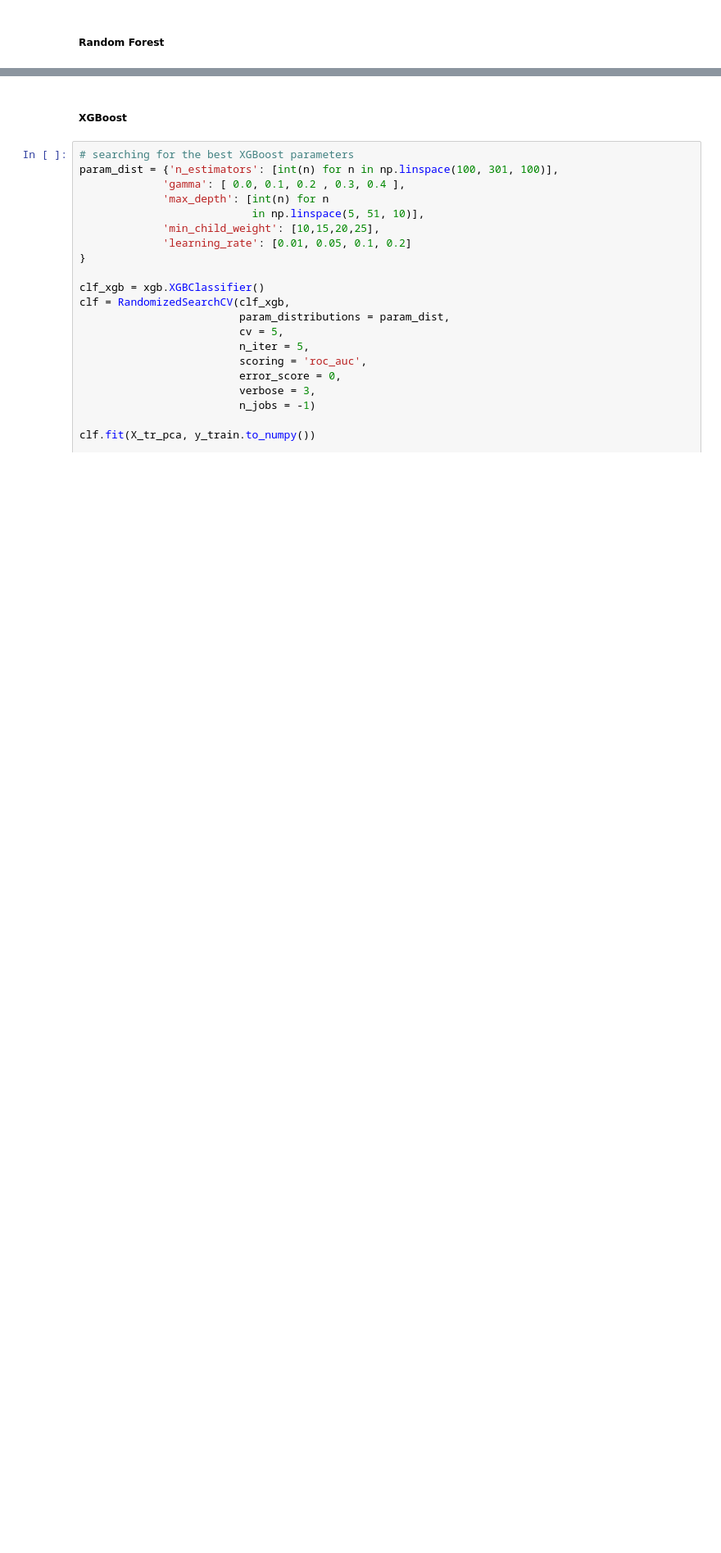
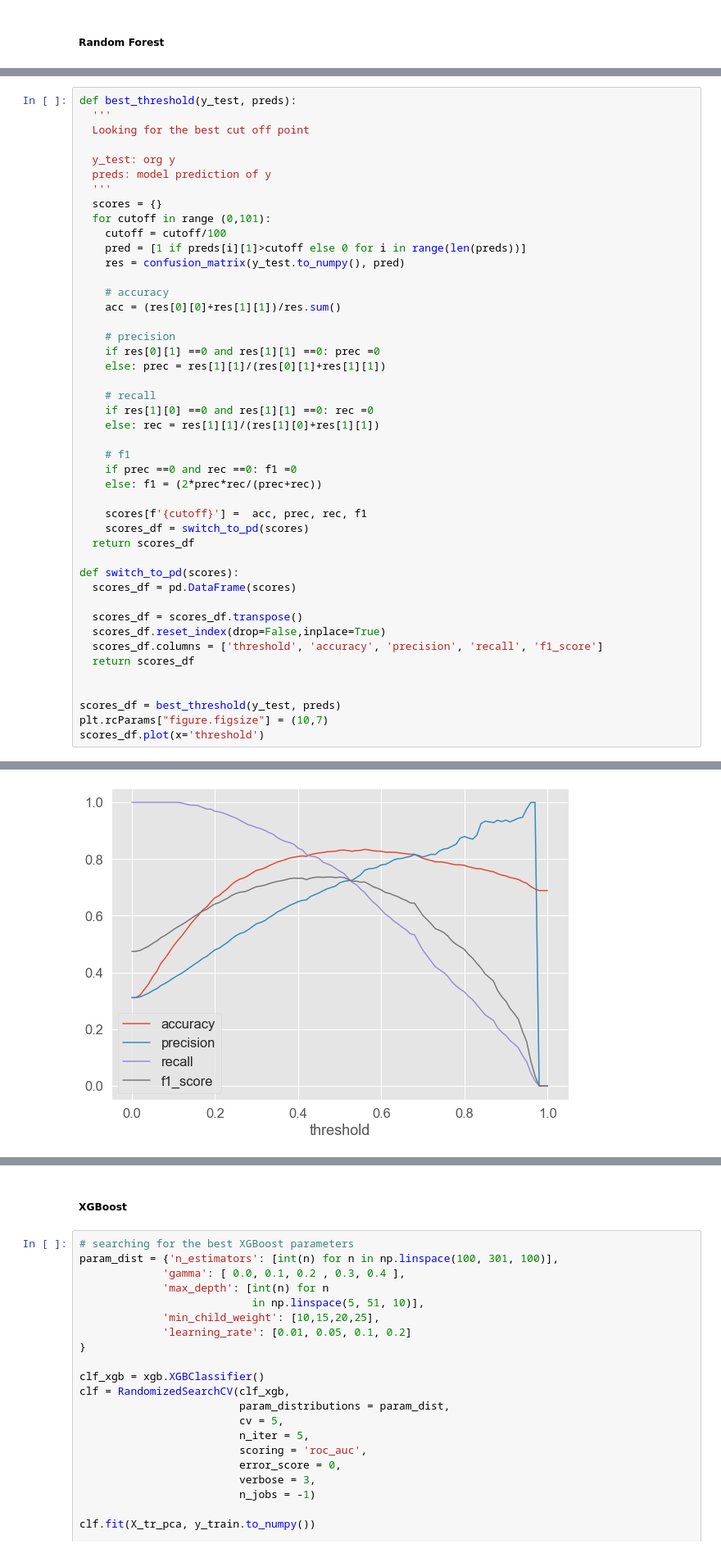
Before and after one commit to pzolnierczyk/insurance-classification, a Jupyter notebook: insurance_claims.ipynb, the cells around one changed output, grey strips where cells are left out. Shown at 82% size. Saved outputs shown, nothing was run; the diff lists cells and outputs as text; blank space fills up the shorter version.

```diff
--- a/insurance_claims.ipynb
+++ b/insurance_claims.ipynb
@@ -393,3 +404,49 @@ def con_mat(y_test, y_to_compare, normalize=False):
   plt.xlabel('Predictions', fontsize=20)
   plt.ylabel('Actuals', fontsize=20)
   plt.title('Confusion Matrix', fontsize=20)
+# %%
+def best_threshold(y_test, preds):
+  '''
+  Looking for the best cut off point
+
+  y_test: org y
+  preds: model prediction of y
+  '''
+  scores = {}
+  for cutoff in range (0,101):
+    cutoff = cutoff/100
+    pred = [1 if preds[i][1]>cutoff else 0 for i in range(len(preds))]
+    res = confusion_matrix(y_test.to_numpy(), pred)
+
+    # accuracy
+    acc = (res[0][0]+res[1][1])/res.sum()
+
+    # precision
+    if res[0][1] ==0 and res[1][1] ==0: prec =0
+    else: prec = res[1][1]/(res[0][1]+res[1][1])
+
+    # recall
+    if res[1][0] ==0 and res[1][1] ==0: rec =0
+    else: rec = res[1][1]/(res[1][0]+res[1][1])
+
+    # f1
+    if prec ==0 and rec ==0: f1 =0
+    else: f1 = (2*prec*rec/(prec+rec))
+
+    scores[f'{cutoff}'] =  acc, prec, rec, f1
+    scores_df = switch_to_pd(scores)
+  return scores_df
+
+def switch_to_pd(scores):
+  scores_df = pd.DataFrame(scores)
+
+  scores_df = scores_df.transpose()
+  scores_df.reset_index(drop=False,inplace=True)
+  scores_df.columns = ['threshold', 'accuracy', 'precision', 'recall', 'f1_score']
+  return scores_df
+
+
+scores_df = best_threshold(y_test, preds)
+plt.rcParams["figure.figsize"] = (10,7)
+scores_df.plot(x='threshold')
+# %% [output]
@@ -395,0 +454 @@ def con_mat(y_test, y_to_compare, normalize=False):
+[figure, added]
```
Also changed, not shown: parts of 11 cells of this notebook.
